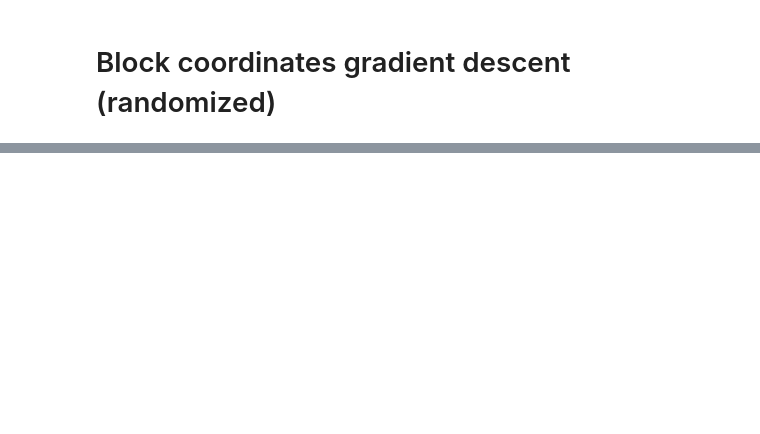
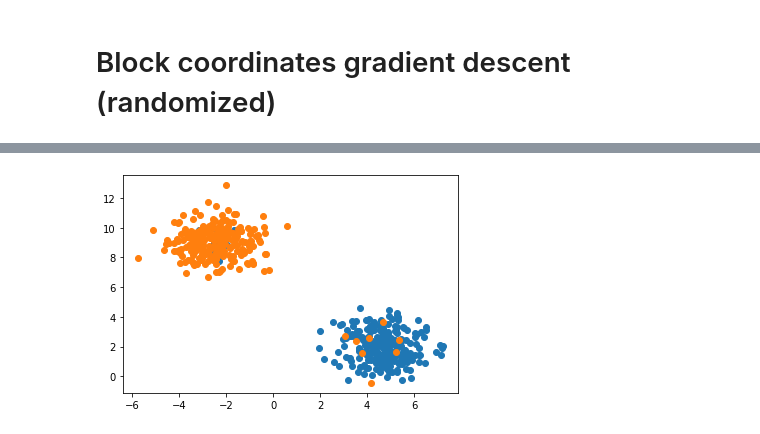
Before and after one commit to PashaIanko/Semi-Supervised-Labelling, a Jupyter notebook: main_notebook.ipynb, the cells around one changed output, grey strips where cells are left out. Cells and saved outputs as stored; diff of their text form; code cells hidden in the pictures; blank space fills up the shorter version.

```diff
--- a/main_notebook.ipynb
+++ b/main_notebook.ipynb
@@ -399,0 +458,15 @@ plt.grid()
+# %%
+BCGD_cyclic_solver = BCGDSolver(
+    lr_strategy = 'lr_constant',
+    learning_rate = 0.0001,
+    similarity_func = euclidian_similarity,
+
+    bcgd_strategy = 'cyclic'
+)
+# %%
+Y_preds_BCGD_cyclic = BCGD_cyclic_solver.solve(
+    X,
+    Y_delabeled,
+    iter_limit = 50,
+    delta_loss_limit = 0.01
+)
@@ -399,0 +491,4 @@ plt.grid()
+# %%
+plot_clusters(Y_preds_BCGD_cyclic)
+# %% [output]
+[figure, added]
```
Also changed, not shown: parts of 17 cells of this notebook.
